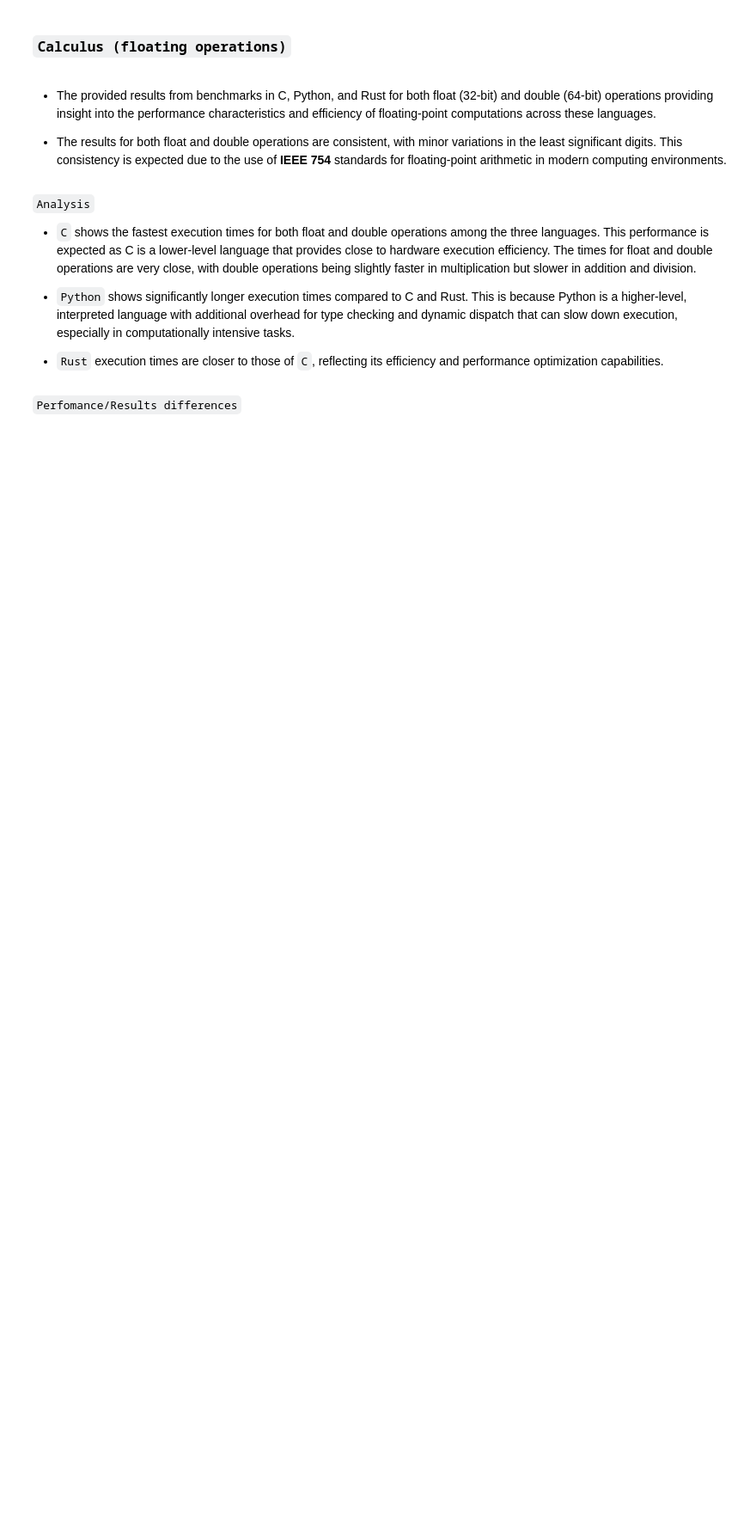
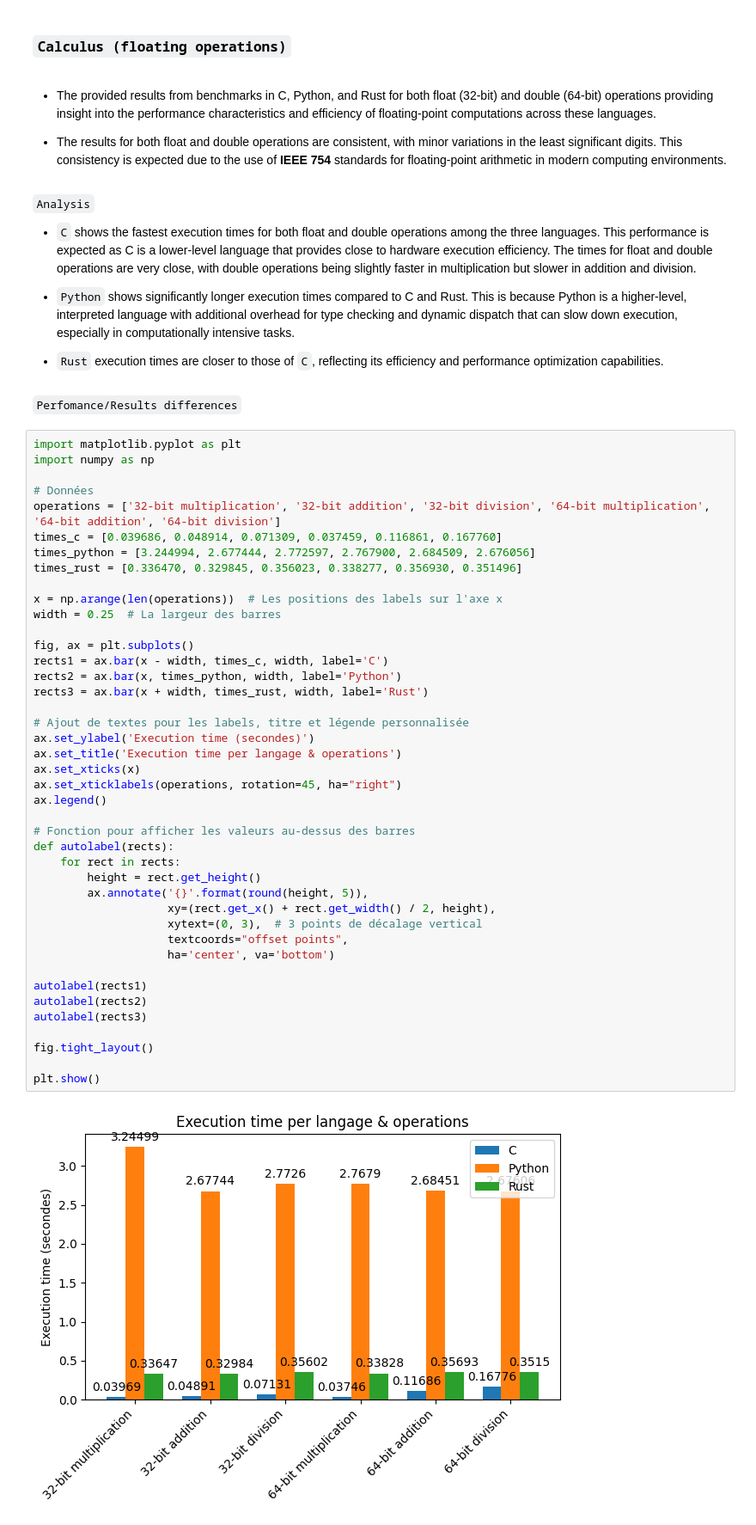
Before and after one commit to reynaldesgr/HPC-Benchmark, a Jupyter notebook: notebook/graphs.ipynb, the cells around one changed output. Shown: that part at 86% size. Drawn from its saved outputs; the diff is of its cells as text; blank space fills up the shorter version.

```diff
--- a/notebook/graphs.ipynb
+++ b/notebook/graphs.ipynb
@@ -137,3 +137,47 @@ The times for float and double operations are very close, with double operations
 * ``Rust`` execution times are closer to those of ``C``, reflecting its efficiency and performance optimization capabilities.
 # %% [markdown]
 ``Perfomance/Results differences``
+# %%
+import matplotlib.pyplot as plt
+import numpy as np
+
+# Données
+operations = ['32-bit multiplication', '32-bit addition', '32-bit division', '64-bit multiplication', '64-bit addition', '64-bit division']
+times_c = [0.039686, 0.048914, 0.071309, 0.037459, 0.116861, 0.167760]
+times_python = [3.244994, 2.677444, 2.772597, 2.767900, 2.684509, 2.676056]
+times_rust = [0.336470, 0.329845, 0.356023, 0.338277, 0.356930, 0.351496]
+
+x = np.arange(len(operations))  # Les positions des labels sur l'axe x
+width = 0.25  # La largeur des barres
+
+fig, ax = plt.subplots()
+rects1 = ax.bar(x - width, times_c, width, label='C')
+rects2 = ax.bar(x, times_python, width, label='Python')
+rects3 = ax.bar(x + width, times_rust, width, label='Rust')
+
+# Ajout de textes pour les labels, titre et légende personnalisée
+ax.set_ylabel('Execution time (secondes)')
+ax.set_title('Execution time per langage & operations')
+ax.set_xticks(x)
+ax.set_xticklabels(operations, rotation=45, ha="right")
+ax.legend()
+
+# Fonction pour afficher les valeurs au-dessus des barres
+def autolabel(rects):
+    for rect in rects:
+        height = rect.get_height()
+        ax.annotate('{}'.format(round(height, 5)),
+                    xy=(rect.get_x() + rect.get_width() / 2, height),
+                    xytext=(0, 3),  # 3 points de décalage vertical
+                    textcoords="offset points",
+                    ha='center', va='bottom')
+
+autolabel(rects1)
+autolabel(rects2)
+autolabel(rects3)
+
+fig.tight_layout()
+
+plt.show()
+# %% [output]
+[figure, added]
```
Also changed, not shown: 6 other files.
